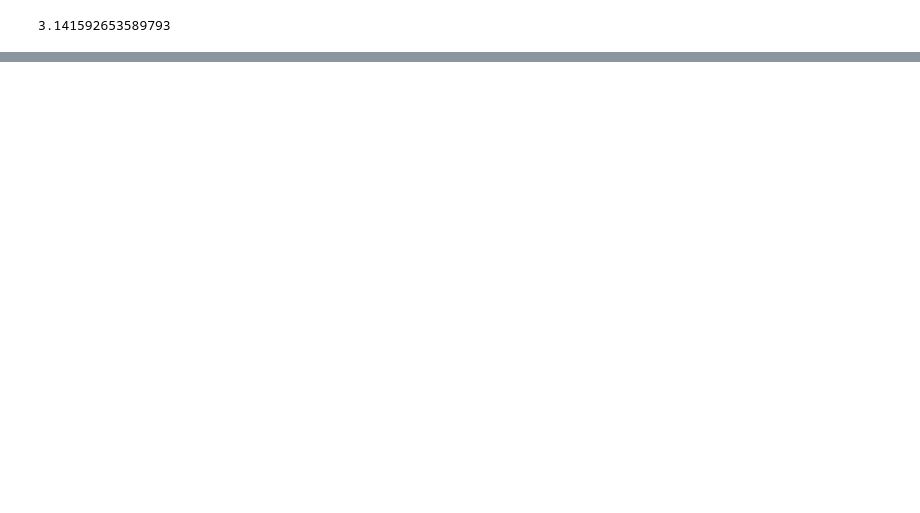
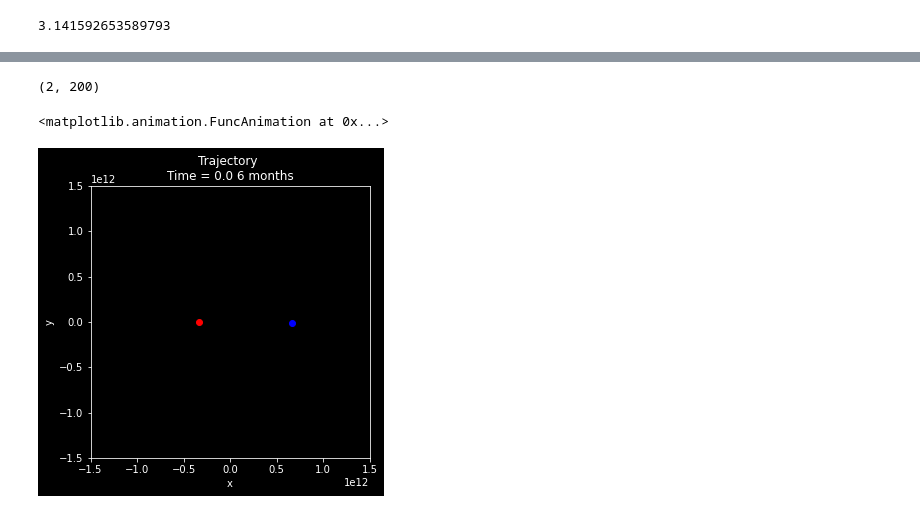
Before and after one commit to CaseyAnnHorvath/desihigh, a Jupyter notebook: two_body.ipynb, the cells around one changed output, grey strips where cells are left out. Saved outputs shown, nothing was run; the diff lists cells and outputs as text; code cells hidden in the pictures; blank space fills up the shorter version.

```diff
--- a/two_body.ipynb
+++ b/two_body.ipynb
@@ -261,7 +257,7 @@ print(r1, r1_x, r1_y)
 # %%
 def r_2(u,m2,rho, theta):
-  r2=(u/m1)*rho
-  r2_x=(u/m1)*rho*np.cos(theta)
+  r2=(u/m2)*rho
+  r2_x=(u/m2)*rho*np.cos(theta)
   r2_y=(u/m2)*rho*np.sin(theta)
   return r2, r2_x, r2_y
 # %%
@@ -282,0 +291,6 @@ for index_in_timestep, time in enumerate(timesteps):
+# %%
+r1=np.array([x1,y1])
+r2=np.array([x2,y2])
+np.shape(r2)
+# %% [output]
+(2, 200)
@@ -282,0 +299,35 @@ for index_in_timestep, time in enumerate(timesteps):
+# %%
+def animate_func(num):
+    ax.clear()  # Clears the figure to update the line, point,title, and axes
+    # Updating Trajectory Line (num+1 due to Python indexing)
+    ax.plot(r1[0, :num+1], r1[1, :num+1], c='blue')
+
+    # Updating Point Location
+    ax.scatter(r1[0, num], r1[1, num],
+               c='blue', marker='o')
+       # title, and axes
+    # Updating Trajectory Line (num+1 due to Python indexing)
+    ax.plot(r2[0,:num+1], r2[1, :num+1], c='red')
+    # Updating Point Location
+    ax.scatter(r2[0, num], r2[1, num],
+               c='red', marker='o')   # title, and axes
+
+    # Setting Axes Limits
+    ax.set_xlim([-1.5E12, 1.5E12])
+    ax.set_ylim([-1.5E12, 1.5E12])
+
+    # Adding Figure Labels
+    ax.set_title('Trajectory \nTime = ' + str(np.round(timesteps[num],
+                 decimals=2)) + ' 6 months')
+    ax.set_xlabel('x')
+    ax.set_ylabel('y')
+# %%
+# Plotting the Animation
+fig = plt.figure(figsize=(5,5));
+ax = plt.axes();
+line_ani = animation.FuncAnimation(fig, animate_func, interval=100,frames=nsteps);
+
+line_ani
+# %% [output]
+<matplotlib.animation.FuncAnimation at 0x...>
+[figure, added]
```
Also changed, not shown: parts of 23 cells of this notebook.
